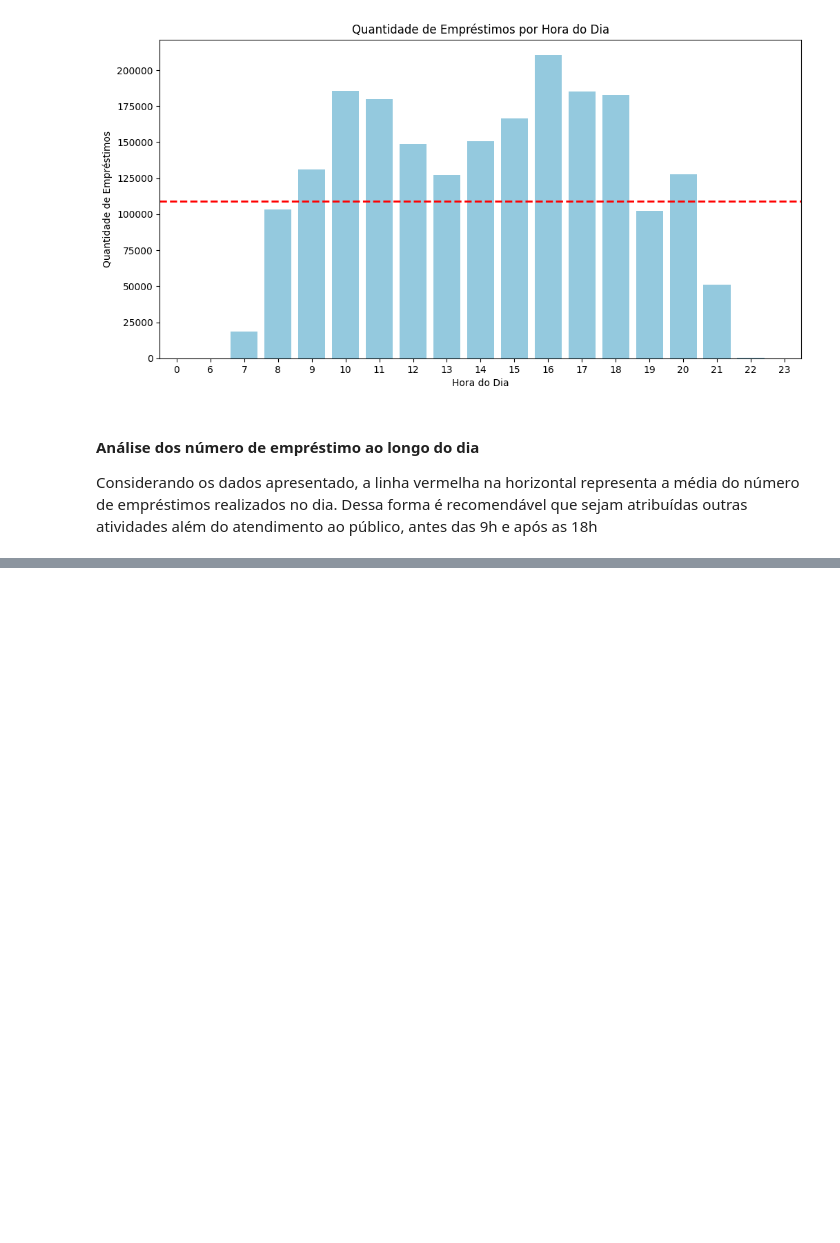
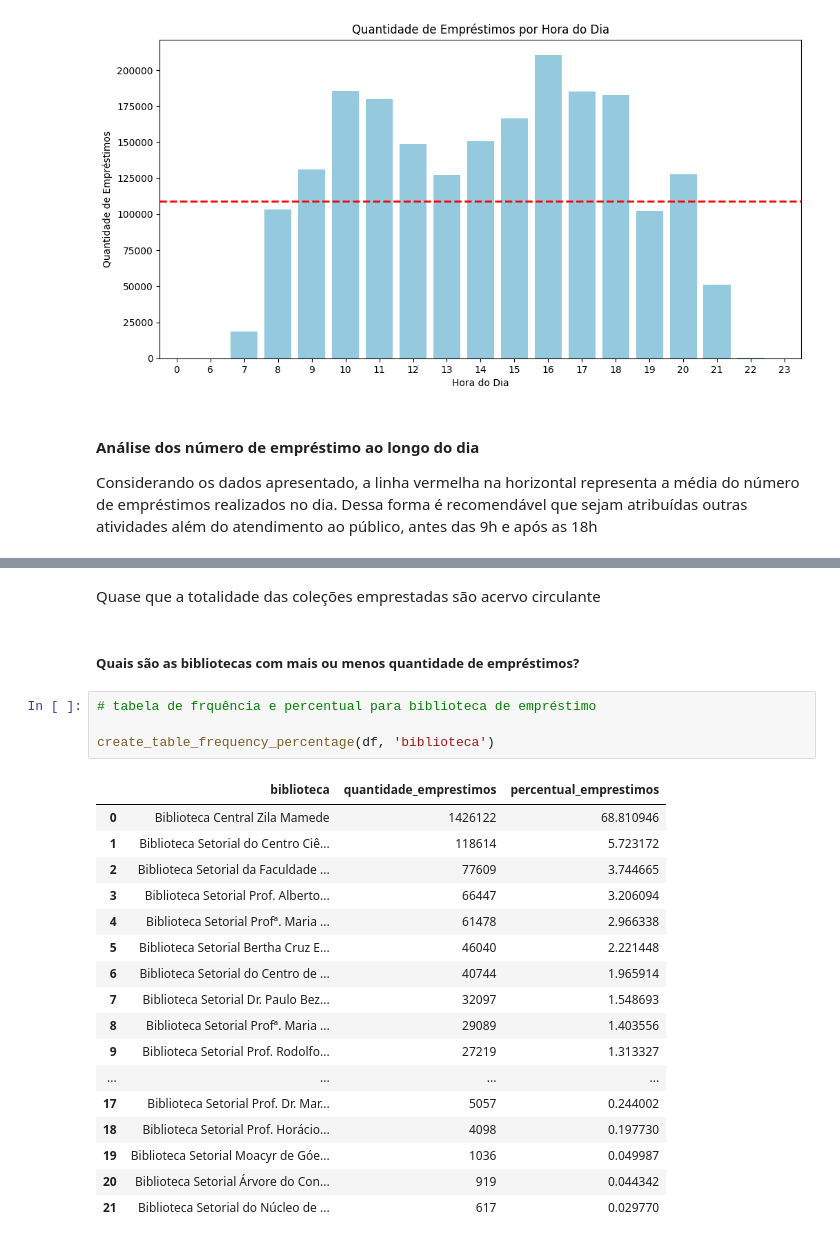
Before and after one commit to MaercioMamedes/_7DaysOfCode_Pandas, a Jupyter notebook: notebooks/analise_exploratoria.ipynb, the cells around one changed output, grey strips where cells are left out. Cells and saved outputs as stored; diff of their text form; blank space fills up the shorter version.

```diff
--- a/notebooks/analise_exploratoria.ipynb
+++ b/notebooks/analise_exploratoria.ipynb
@@ -187,0 +278,26 @@ Considerando os dados apresentado, a linha vermelha na horizontal representa a m
+# %% [markdown]
+Quase que a totalidade das coleções emprestadas são acervo circulante
+# %% [markdown]
+##### Quais são as bibliotecas com mais ou menos quantidade de empréstimos?
+# %%
+# tabela de frquência e percentual para biblioteca de empréstimo
+
+create_table_frequency_percentage(df, 'biblioteca')
+# %% [output]
+|  | biblioteca | quantidade_emprestimos | percentual_emprestimos |
+| 0 | Biblioteca Central Zila Mamede | 1426122 | 68.810946 |
+| 1 | Biblioteca Setorial do Centro Ciê... | 118614 | 5.723172 |
+| 2 | Biblioteca Setorial da Faculdade ... | 77609 | 3.744665 |
+| 3 | Biblioteca Setorial Prof. Alberto... | 66447 | 3.206094 |
+| 4 | Biblioteca Setorial Profª. Maria ... | 61478 | 2.966338 |
+| 5 | Biblioteca Setorial Bertha Cruz E... | 46040 | 2.221448 |
+| 6 | Biblioteca Setorial do Centro de ... | 40744 | 1.965914 |
+| 7 | Biblioteca Setorial Dr. Paulo Bez... | 32097 | 1.548693 |
+| 8 | Biblioteca Setorial Profª. Maria ... | 29089 | 1.403556 |
+| 9 | Biblioteca Setorial Prof. Rodolfo... | 27219 | 1.313327 |
+| ... | ... | ... | ... |
+| 17 | Biblioteca Setorial Prof. Dr. Mar... | 5057 | 0.244002 |
+| 18 | Biblioteca Setorial Prof. Horácio... | 4098 | 0.197730 |
+| 19 | Biblioteca Setorial Moacyr de Góe... | 1036 | 0.049987 |
+| 20 | Biblioteca Setorial Árvore do Con... | 919 | 0.044342 |
+| 21 | Biblioteca Setorial do Núcleo de ... | 617 | 0.029770 |
```
Also changed, not shown: parts of 14 cells of this notebook.
